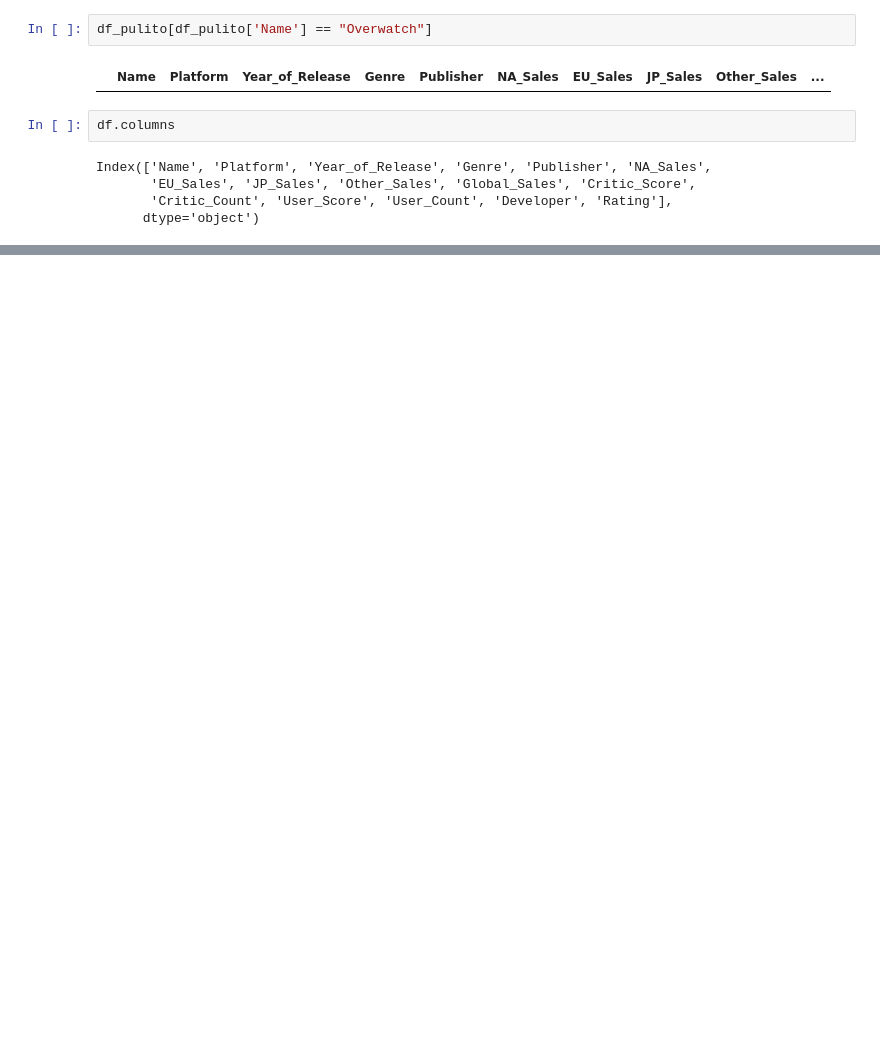
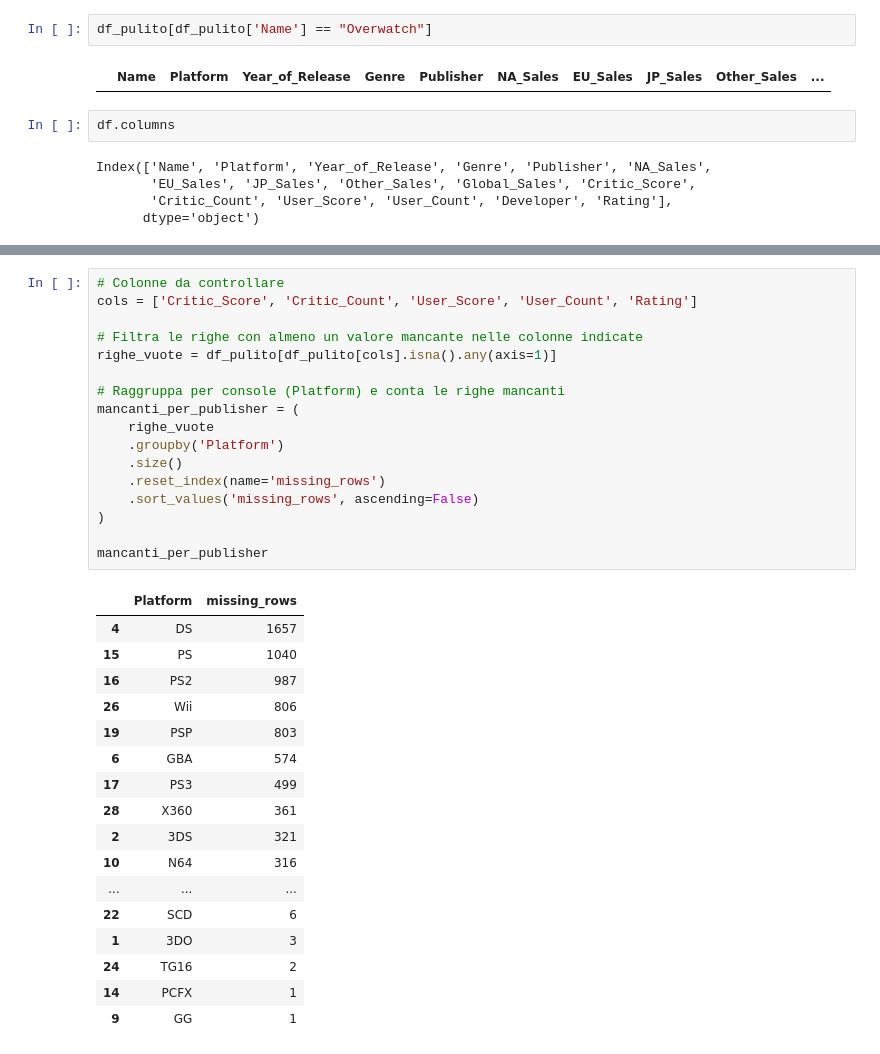
Before and after one commit to LorenzoAnogITSAR/esame_dva, a Jupyter notebook: analisi.ipynb, the cells around one changed output, grey strips where cells are left out. Cells and saved outputs as stored; diff of their text form; blank space fills up the shorter version.

```diff
--- a/analisi.ipynb
+++ b/analisi.ipynb
@@ -113,0 +283,35 @@ Index(['Name', 'Platform', 'Year_of_Release', 'Genre', 'Publisher', 'NA_Sales',
+# %%
+# Colonne da controllare
+cols = ['Critic_Score', 'Critic_Count', 'User_Score', 'User_Count', 'Rating']
+
+# Filtra le righe con almeno un valore mancante nelle colonne indicate
+righe_vuote = df_pulito[df_pulito[cols].isna().any(axis=1)]
+
+# Raggruppa per console (Platform) e conta le righe mancanti
+mancanti_per_publisher = (
+    righe_vuote
+    .groupby('Platform')
+    .size()
+    .reset_index(name='missing_rows')
+    .sort_values('missing_rows', ascending=False)
+)
+
+mancanti_per_publisher
+# %% [output]
+|  | Platform | missing_rows |
+| 4 | DS | 1657 |
+| 15 | PS | 1040 |
+| 16 | PS2 | 987 |
+| 26 | Wii | 806 |
+| 19 | PSP | 803 |
+| 6 | GBA | 574 |
+| 17 | PS3 | 499 |
+| 28 | X360 | 361 |
+| 2 | 3DS | 321 |
+| 10 | N64 | 316 |
+| ... | ... | ... |
+| 22 | SCD | 6 |
+| 1 | 3DO | 3 |
+| 24 | TG16 | 2 |
+| 14 | PCFX | 1 |
+| 9 | GG | 1 |
```
Also changed, not shown: parts of 10 cells of this notebook.
